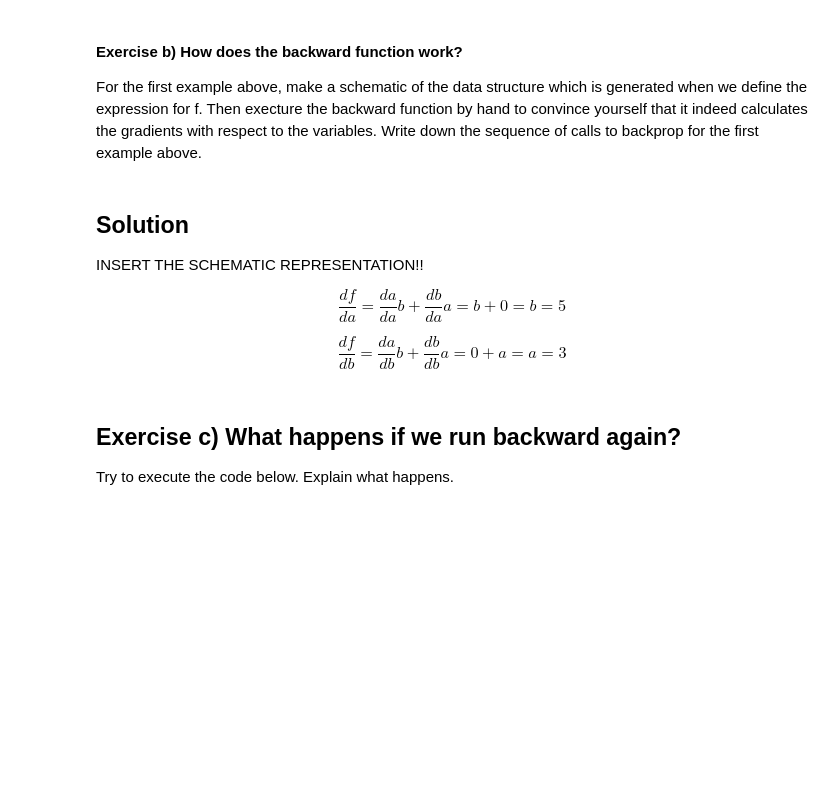
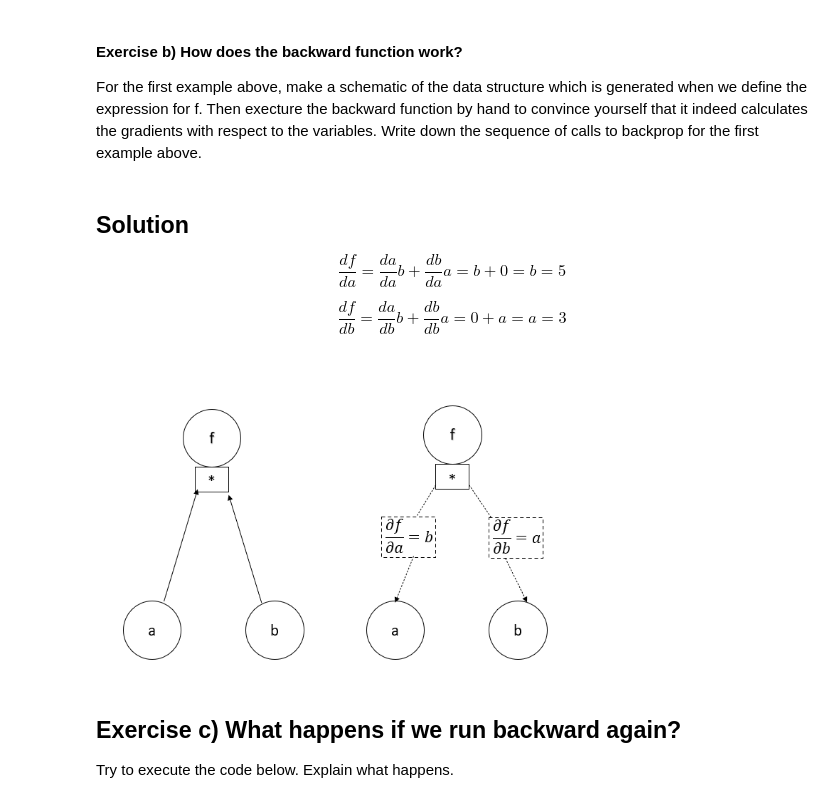
Before and after one commit to EmilbMadsen/02456-DeepLearning-Completed, a Jupyter notebook: Week2/2.1-EXE-FNN-AutoDif-Nanograd.ipynb, the cells around one changed output. Cells and saved outputs as stored; diff of their text form; code cells hidden in the pictures; blank space fills up the shorter version.

```diff
--- a/Week2/2.1-EXE-FNN-AutoDif-Nanograd.ipynb
+++ b/Week2/2.1-EXE-FNN-AutoDif-Nanograd.ipynb
@@ -141,8 +141,6 @@ $$
 For the first example above, make a schematic of the data structure which is generated when we define the expression for f. Then execture the backward function by hand to convince yourself that it indeed calculates the gradients with respect to the variables. Write down the sequence of calls to backprop for the first example above.
 # %% [markdown]
 ## Solution
-INSERT THE SCHEMATIC REPRESENTATION!!
-
 $$
 \frac{df}{da}=\frac{da}{da}b+\frac{db}{da}a=b+0=b=5
 $$
@@ -150,6 +148,12 @@ $$
 $$
 \frac{df}{db}=\frac{da}{db}b+\frac{db}{db}a=0+a=a=3
 $$
+# %%
+#The schematic solution:
+from IPython.display import Image
+Image("autodif.png",width=500)
+# %% [output]
+[figure, added]
 # %% [markdown]
 ## Exercise c) What happens if we run backward again?
 
```
Also changed, not shown: parts of 16 cells of this notebook, 1 other file.
